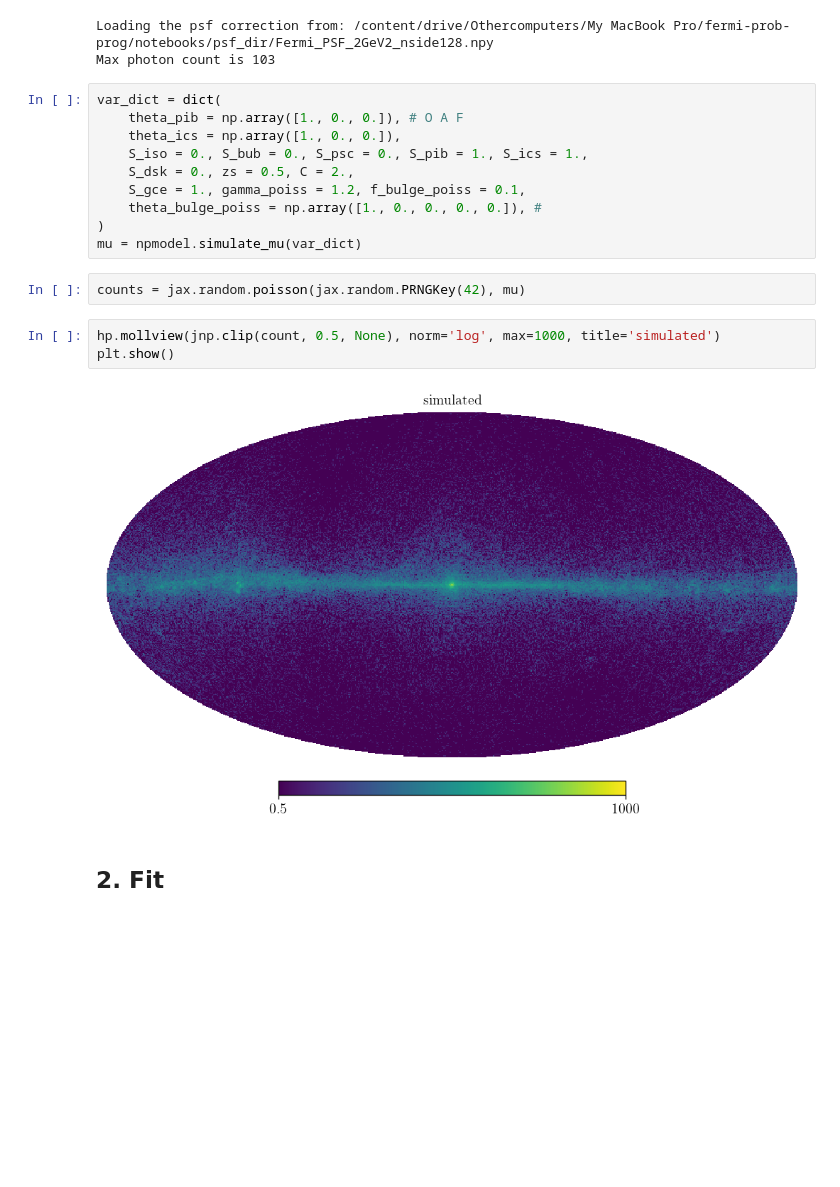
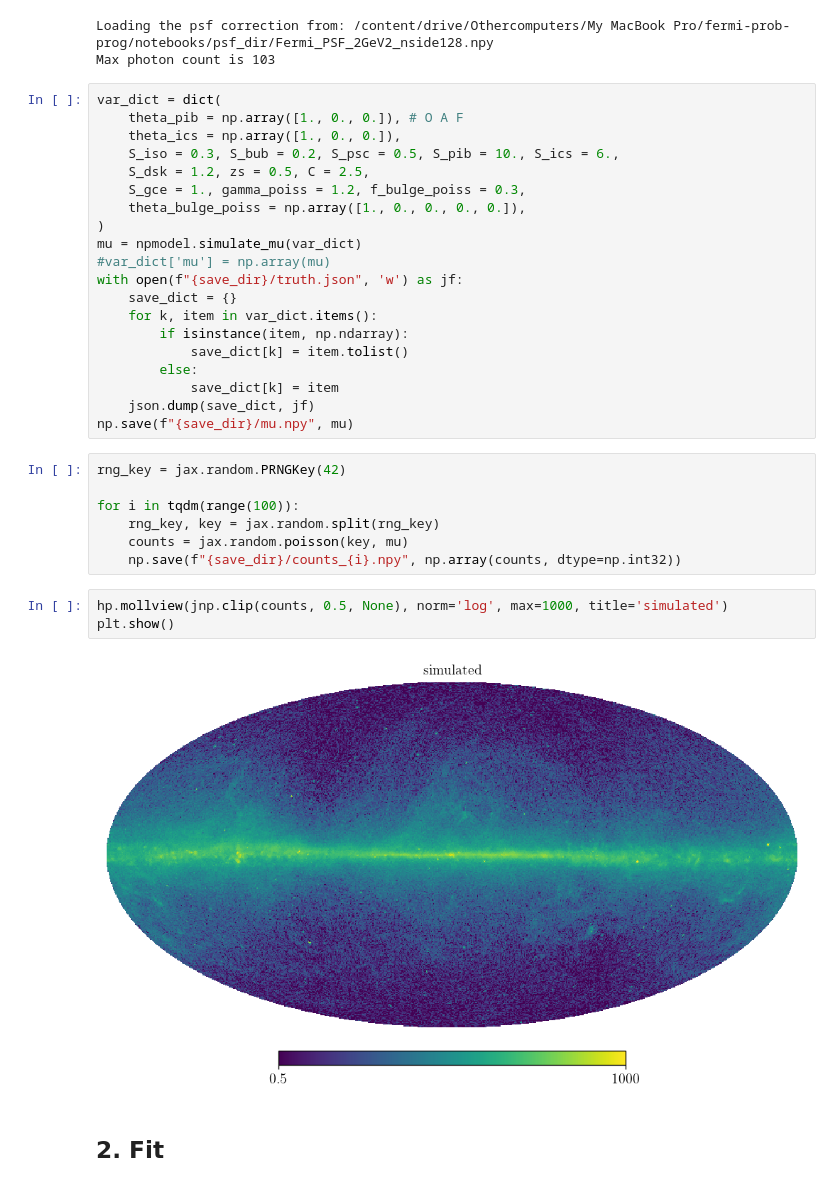
Before and after one commit to smsharma/fermi-prob-prog, a Jupyter notebook: notebooks/12_poissonian_simulations.ipynb, the cells around one changed output. Saved outputs shown, nothing was run; the diff lists cells and outputs as text; blank space fills up the shorter version.

Commit message:
poisson sim test batch run

```diff
--- a/notebooks/12_poissonian_simulations.ipynb
+++ b/notebooks/12_poissonian_simulations.ipynb
@@ -101,19 +103,34 @@ Max photon count is 103
 var_dict = dict(
     theta_pib = np.array([1., 0., 0.]), # O A F
     theta_ics = np.array([1., 0., 0.]),
-    S_iso = 0., S_bub = 0., S_psc = 0., S_pib = 1., S_ics = 1.,
-    S_dsk = 0., zs = 0.5, C = 2.,
-    S_gce = 1., gamma_poiss = 1.2, f_bulge_poiss = 0.1,
-    theta_bulge_poiss = np.array([1., 0., 0., 0., 0.]), #
+    S_iso = 0.3, S_bub = 0.2, S_psc = 0.5, S_pib = 10., S_ics = 6.,
+    S_dsk = 1.2, zs = 0.5, C = 2.5,
+    S_gce = 1., gamma_poiss = 1.2, f_bulge_poiss = 0.3,
+    theta_bulge_poiss = np.array([1., 0., 0., 0., 0.]),
 )
 mu = npmodel.simulate_mu(var_dict)
+#var_dict['mu'] = np.array(mu)
+with open(f"{save_dir}/truth.json", 'w') as jf:
+    save_dict = {}
+    for k, item in var_dict.items():
+        if isinstance(item, np.ndarray):
+            save_dict[k] = item.tolist()
+        else:
+            save_dict[k] = item
+    json.dump(save_dict, jf)
+np.save(f"{save_dir}/mu.npy", mu)
-# %%
-counts = jax.random.poisson(jax.random.PRNGKey(42), mu)
+# %%
+rng_key = jax.random.PRNGKey(42)
+
+for i in tqdm(range(100)):
+    rng_key, key = jax.random.split(rng_key)
+    counts = jax.random.poisson(key, mu)
+    np.save(f"{save_dir}/counts_{i}.npy", np.array(counts, dtype=np.int32))
 # %%
-hp.mollview(jnp.clip(count, 0.5, None), norm='log', max=1000, title='simulated')
+hp.mollview(jnp.clip(counts, 0.5, None), norm='log', max=1000, title='simulated')
 plt.show()
 # %% [output]
-[figure, old version]
+[figure, new version]
 # %% [markdown]
 ## 2. Fit
 # %% [markdown]
```
Also changed, not shown: parts of 10 cells of this notebook, 2 other files.
